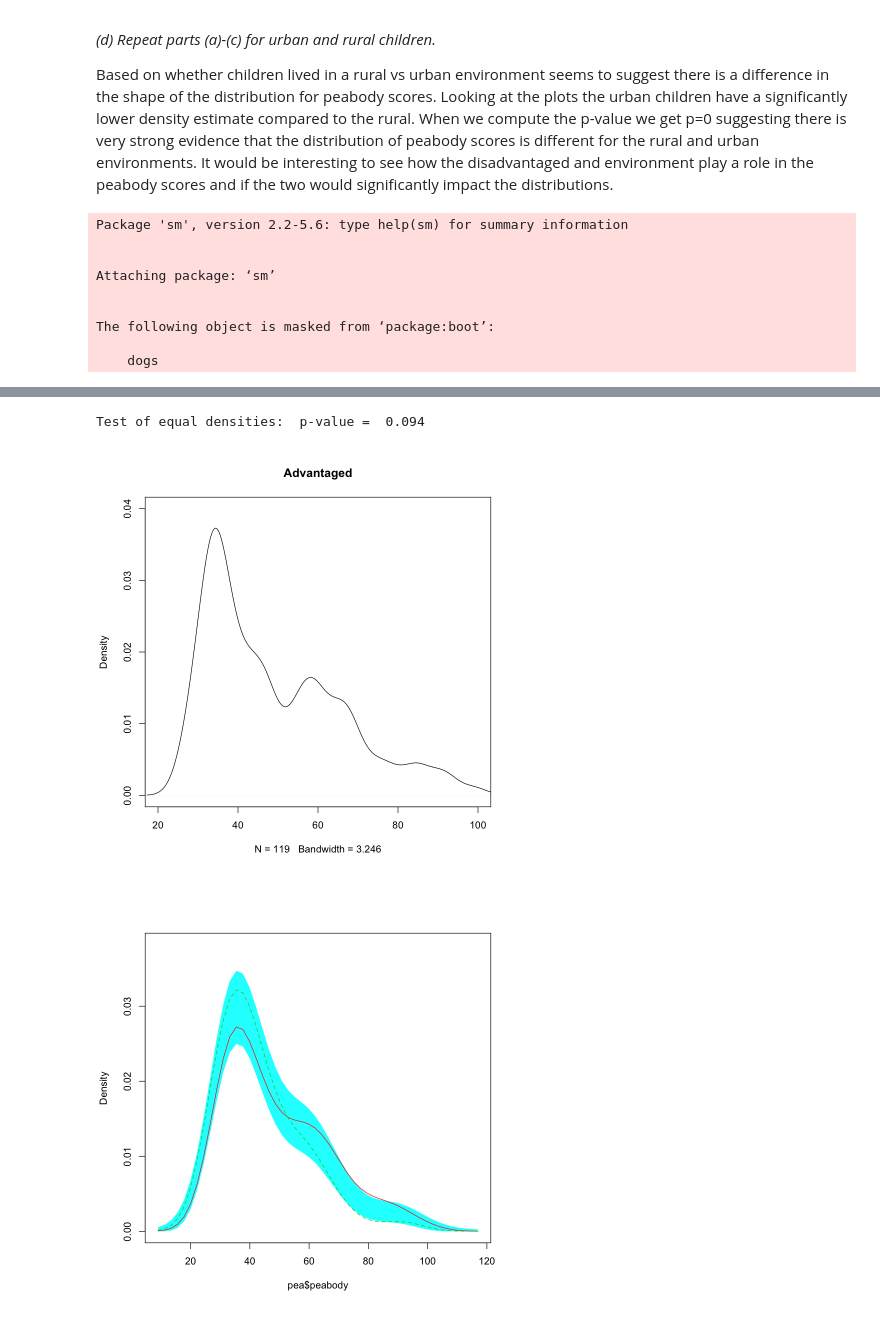
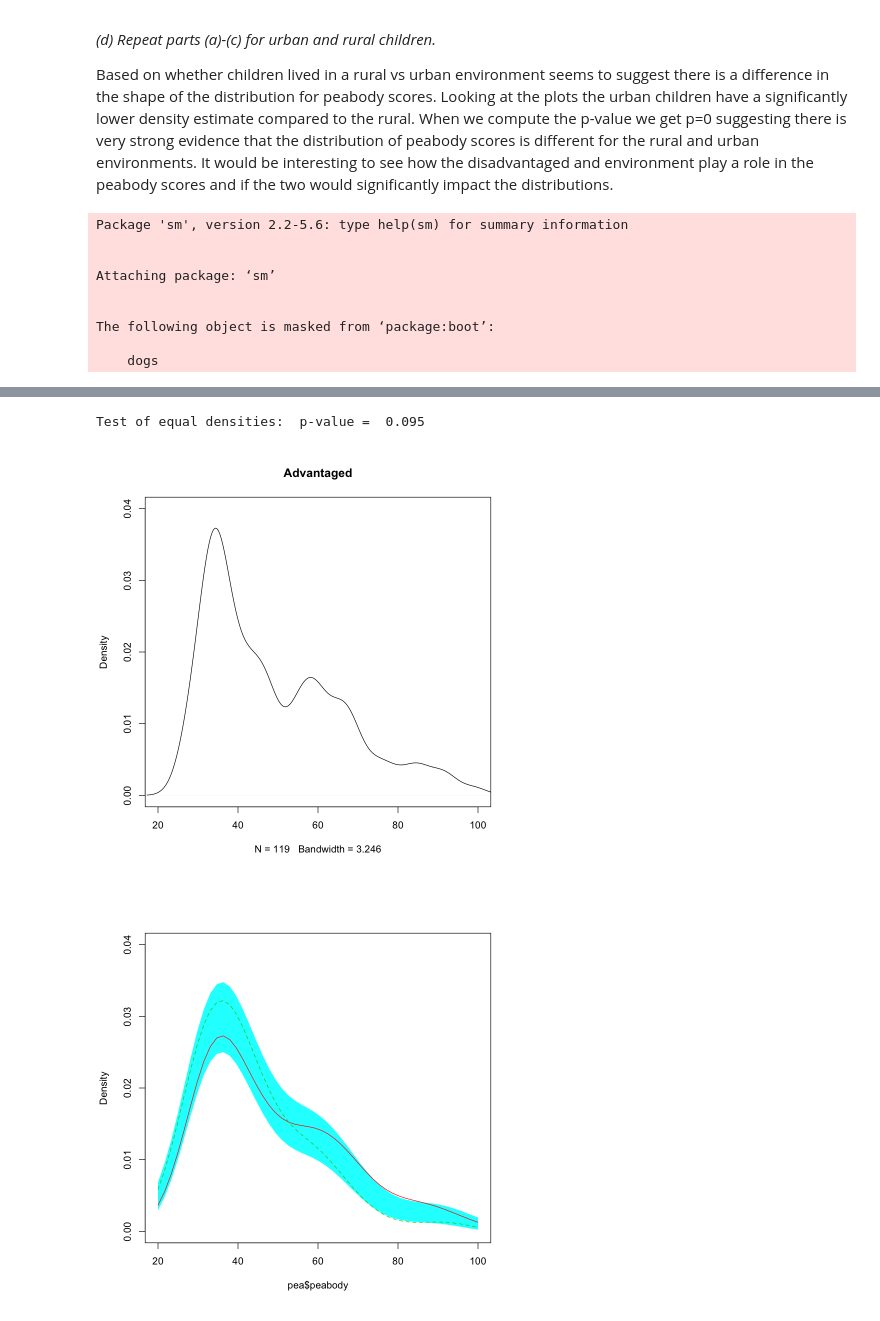
Before and after one commit to aporter1350/nonparametrics, a Jupyter notebook: code/Exam1.ipynb, the cells around one changed output, grey strips where cells are left out. Saved outputs shown, nothing was run; the diff lists cells and outputs as text; code cells hidden in the pictures.

```diff
--- a/code/Exam1.ipynb
+++ b/code/Exam1.ipynb
@@ -148,35 +163,35 @@ Based on whether children lived in a rural vs urban environment seems to suggest
 # %%
 library("boot")
 library("sm")
 data_loc<-'/Users/Alexis/Documents/Spring2020/nonparametrics/data/peabody.csv'
 #data_loc<-'/Users/aporter1350/Documents/Courses/Spring2020/nonparametrics/data/peabody.csv'
 pea<-read.csv(data_loc)
 pea.dis=subset(pea, disadv==1)
 pea.adv=subset(pea, disadv==0)
 #part a
 plot(density(pea.dis$peabody, bw="SJ"), main='Disadvantaged', xlim=c(20,100), ylim=c(0,.04))
 plot(density(pea.adv$peabody, bw="SJ"), main='Advantaged',xlim=c(20,100), ylim=c(0,.04))
 #part b
 set.seed(3520506)
 dis=bw.SJ(pea$peabody[pea$disadv==1])
 adv=bw.SJ(pea$peabody[pea$disadv==0])
 h=2*(1/adv+1/dis)^-1
 
-sm.density.compare(pea$peabody, group=pea$disadv, model="equal", bw=h, nboot=10000)
+sm.density.compare(pea$peabody, group=pea$disadv, model="equal", bw=h, nboot=10000, xlim=c(20,100), ylim=c(0,.04))
 # %% [output]
 Package 'sm', version 2.2-5.6: type help(sm) for summary information
 
 
 Attaching package: ‘sm’
 
 
 The following object is masked from ‘package:boot’:
 
     dogs
 [figure]
-Test of equal densities:  p-value =  0.094
+Test of equal densities:  p-value =  0.095
 [figure]
-[figure, old version]
+[figure, new version]
 # %%
 #part d
 pea.urb=subset(pea, urban==1)
```
Also changed, not shown: parts of 4 cells of this notebook, 1 other file.
